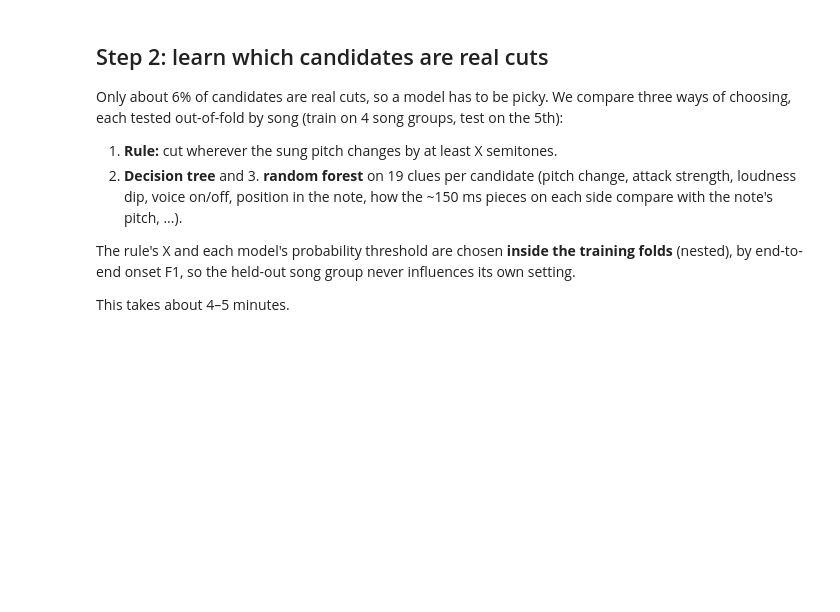
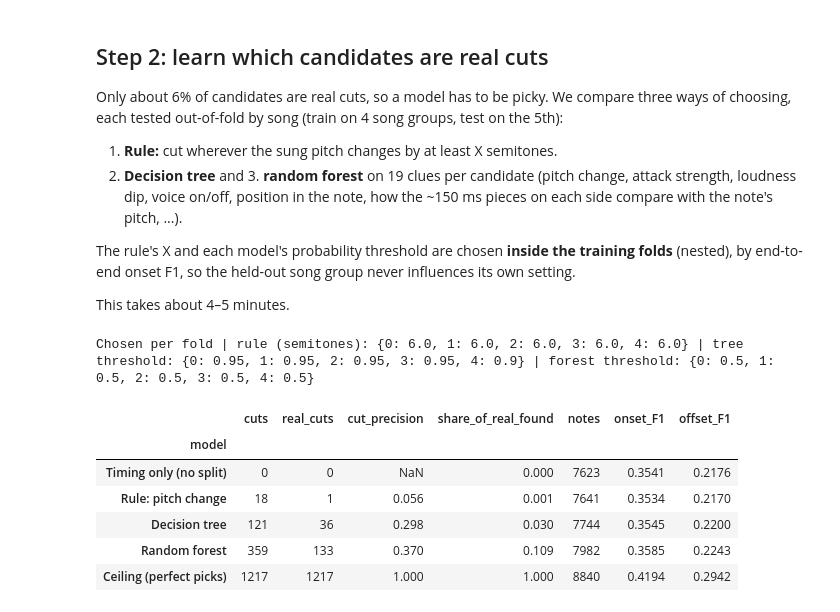
Before and after one commit to feliciaor2024-arch/Scoretify-Project, a Jupyter notebook: notebooks/correction_handover/le_xin_split_model.ipynb, the cells around one changed output. Cells and saved outputs as stored; diff of their text form; code cells hidden in the pictures; blank space fills up the shorter version.

```diff
--- a/notebooks/correction_handover/le_xin_split_model.ipynb
+++ b/notebooks/correction_handover/le_xin_split_model.ipynb
@@ -237,13 +251,18 @@ from sklearn.tree import DecisionTreeClassifier
 from sklearn.ensemble import RandomForestClassifier
 
 # Clues per candidate (audio + Basic Pitch note only), plus two "compared with the rest of this note" clues
-cands['cands_in_note'] = cands.groupby('note_id').t.transform('size')
-cands['strength_rank'] = cands.assign(s=cands.pitch_change + cands.flux).groupby('note_id').s.rank(ascending=False)
-# Longer view (~150 ms each side): would the two pieces be different whole notes?
-pb, pa = cands.piece_pitch_before, cands.piece_pitch_after
-cands['piece_change'] = (pa.round() - pb.round()).abs().fillna(FAR)          # semitones between the rounded pieces
-cands['piece_after_vs_note'] = (pa - cands.note_pitch).abs().fillna(FAR).clip(upper=FAR)
-cands['piece_before_vs_note'] = (pb - cands.note_pitch).abs().fillna(FAR).clip(upper=FAR)
+def add_clues(df):
+    """Extra clues computed from the candidate table itself (audio + Basic Pitch note only)."""
+    df = df.copy()
+    df['cands_in_note'] = df.groupby('note_id').t.transform('size')
+    df['strength_rank'] = df.assign(s=df.pitch_change + df.flux).groupby('note_id').s.rank(ascending=False)
+    # Longer view (~150 ms each side): would the two pieces be different whole notes?
+    pb, pa = df.piece_pitch_before, df.piece_pitch_after
+    df['piece_change'] = (pa.round() - pb.round()).abs().fillna(FAR)          # semitones between the rounded pieces
+    df['piece_after_vs_note'] = (pa - df.note_pitch).abs().fillna(FAR).clip(upper=FAR)
+    df['piece_before_vs_note'] = (pb - df.note_pitch).abs().fillna(FAR).clip(upper=FAR)
+    return df
+cands = add_clues(cands)
 FEATS = ['since_start', 'to_end', 'rel_pos', 'note_dur', 'note_pitch', 'pitch_change', 'pitch_change_signed',
          'before_vs_note', 'after_vs_note', 'flux', 'rise', 'dip', 'silent_near', 'vprob', 'cands_in_note', 'strength_rank',
          'piece_change', 'piece_after_vs_note', 'piece_before_vs_note']
@@ -279,30 +298,39 @@ def nested(make_model):
         chosen[int(k)] = th
         cut |= (cand_fold == k) & (outer >= th)
     return cut, chosen, outer
 
 # 1. Rule (no learning): cut wherever the sung pitch changes by at least X semitones; X chosen on the other folds
 RULE_X = [0.5, 1.0, 1.5, 2.0, 3.0, 4.0, 6.0]
 rule_cut, rule_chosen = np.zeros(len(cands), bool), {}
 for k in ALL:
     others = [o for o in ALL if o != k]
     x = max(RULE_X, key=lambda v: f1_on(others, cands.pitch_change.to_numpy() >= v)[0])
     rule_chosen[int(k)] = x
     rule_cut |= (cand_fold == k) & (cands.pitch_change.to_numpy() >= x)
 
 # 2-3. Decision tree and random forest (about 4 minutes in total)
 dt_cut, dt_chosen, dt_prob = nested(lambda: DecisionTreeClassifier(min_samples_leaf=40, class_weight='balanced', random_state=0))
 rf_cut, rf_chosen, rf_prob = nested(lambda: RandomForestClassifier(n_estimators=300, min_samples_leaf=5, max_features=0.5,
                                                                     class_weight='balanced_subsample', n_jobs=-1, random_state=0))
 print('Chosen per fold | rule (semitones):', rule_chosen, '| tree threshold:', dt_chosen, '| forest threshold:', rf_chosen)
 
 rows = []
 for name, cut in [('Timing only (no split)', np.zeros(len(cands), bool)), ('Rule: pitch change', rule_cut),
                   ('Decision tree', dt_cut), ('Random forest', rf_cut), ('Ceiling (perfect picks)', yc == 1)]:
     table = apply_splits(timed, cands[cut])
     onset, offset = f1(table)
     tp = int((cut & (yc == 1)).sum())
     rows.append(dict(model=name, cuts=int(cut.sum()), real_cuts=tp,
                      cut_precision=round(tp / cut.sum(), 3) if cut.sum() else None,
                      share_of_real_found=round(tp / yc.sum(), 3), notes=len(table), onset_F1=onset, offset_F1=offset))
 split_results = pd.DataFrame(rows).set_index('model')
 display(split_results)
+# %% [output]
+Chosen per fold | rule (semitones): {0: 6.0, 1: 6.0, 2: 6.0, 3: 6.0, 4: 6.0} | tree threshold: {0: 0.95, 1: 0.95, 2: 0.95, 3: 0.95, 4: 0.9} | forest threshold: {0: 0.5, 1: 0.5, 2: 0.5, 3: 0.5, 4: 0.5}
+|  | cuts | real_cuts | cut_precision | share_of_real_found | notes | onset_F1 | offset_F1 |
+| model |  |  |  |  |  |  |  |
+| Timing only (no split) | 0 | 0 | NaN | 0.000 | 7623 | 0.3541 | 0.2176 |
+| Rule: pitch change | 18 | 1 | 0.056 | 0.001 | 7641 | 0.3534 | 0.2170 |
+| Decision tree | 121 | 36 | 0.298 | 0.030 | 7744 | 0.3545 | 0.2200 |
+| Random forest | 359 | 133 | 0.370 | 0.109 | 7982 | 0.3585 | 0.2243 |
+| Ceiling (perfect picks) | 1217 | 1217 | 1.000 | 1.000 | 8840 | 0.4194 | 0.2942 |
```
Also changed, not shown: parts of 7 cells of this notebook, 7 other files.
